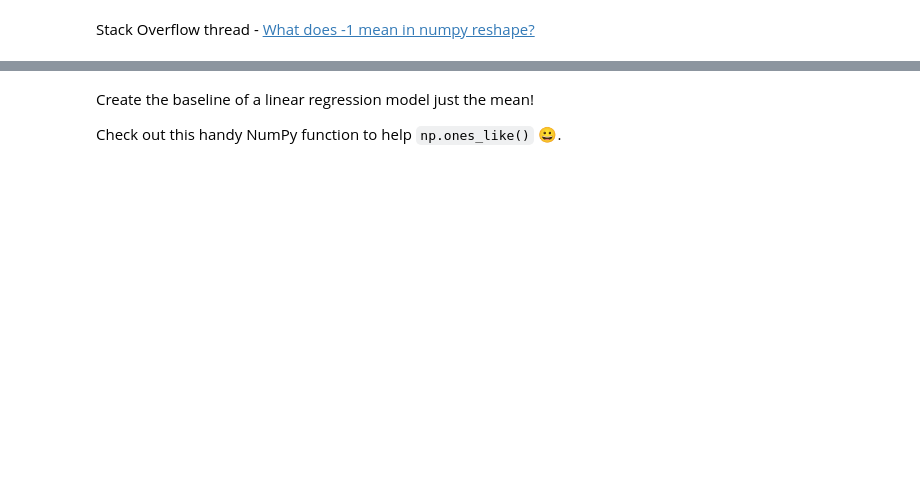
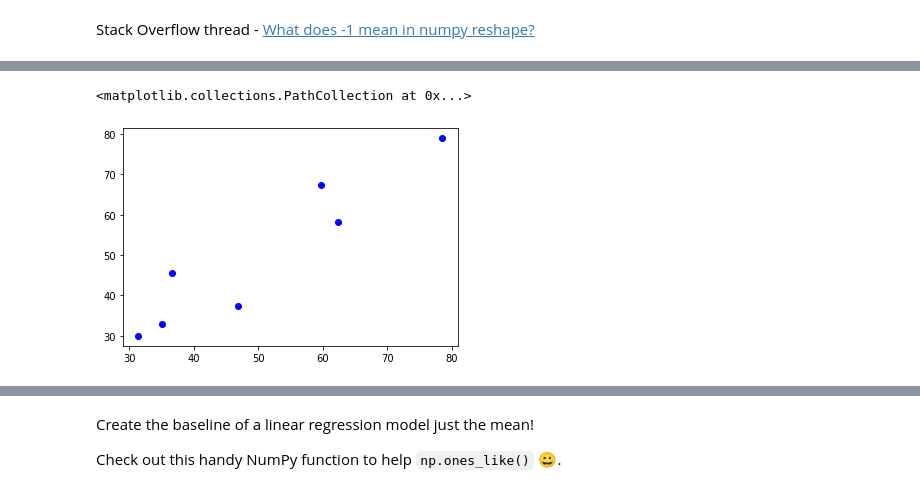
Before and after one commit to ersingt/coursework, a Jupyter notebook: 03-Week/01-SLR/SLR-starter.ipynb, the cells around one changed output, grey strips where cells are left out. Drawn from its saved outputs; the diff is of its cells as text; code cells hidden in the pictures; blank space fills up the shorter version.

```diff
--- a/03-Week/01-SLR/SLR-starter.ipynb
+++ b/03-Week/01-SLR/SLR-starter.ipynb
@@ -74,4 +159,6 @@ Stack Overflow thread - [What does -1 mean in numpy reshape?](https://stackoverf
 # %%
 # Create a linear regression object from the class
+model = LinearRegression()
 # %%
 # Fit the model
+model.fit(X,y)
@@ -82,5 +177,6 @@ Stack Overflow thread - [What does -1 mean in numpy reshape?](https://stackoverf
 # %%
 # Create the prediction
+y_pred = model.predict(X)
 # %%
 # Let's plot the prediction line
 plt.scatter(X, y)
@@ -97,5 +204,10 @@ y_hat =
 # %%
 # Plot those predicted values, which is the same as plotting the model
 # Plot on on top of the actual values
+
+plt.scatter(y_pred, y, color='blue')
+# %% [output]
+<matplotlib.collections.PathCollection at 0x...>
+[figure, added]
 # %%
 # Calculate residuals with those predicted values:
```
Also changed, not shown: parts of 35 cells of this notebook, 1 other file.
